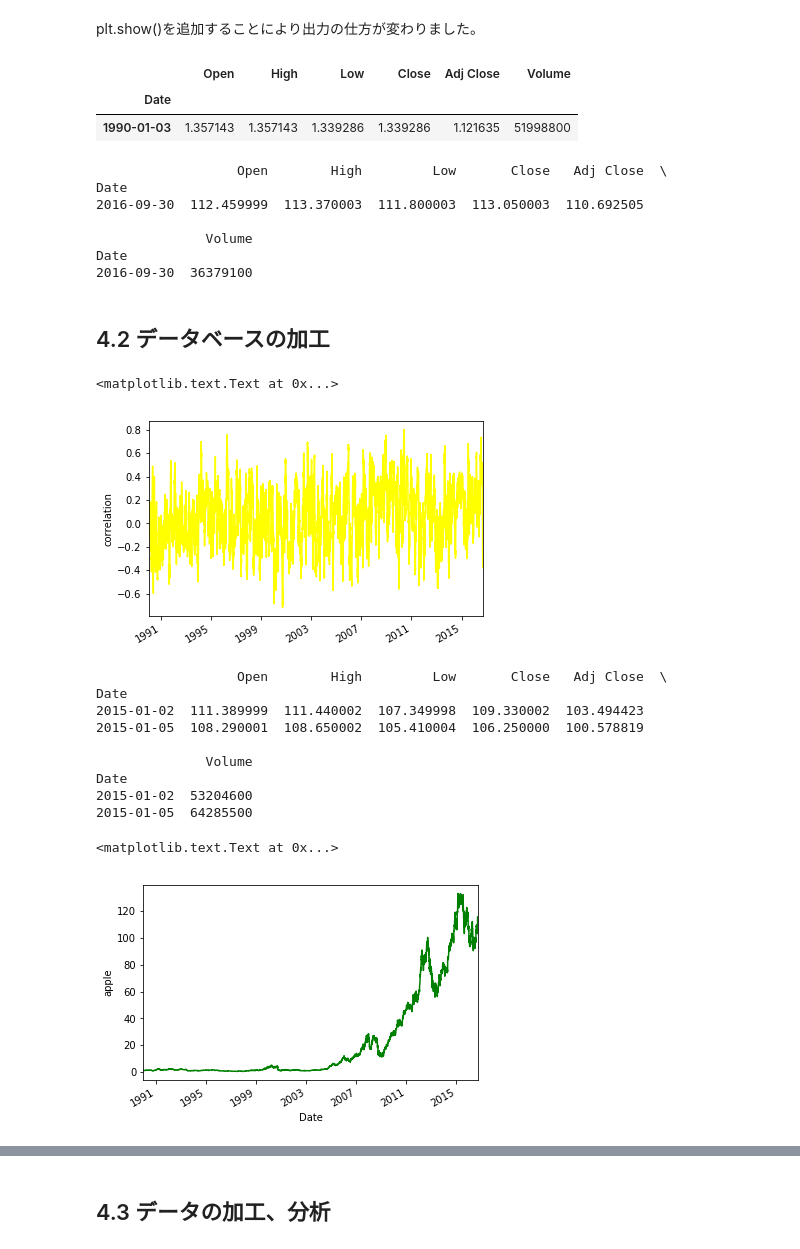
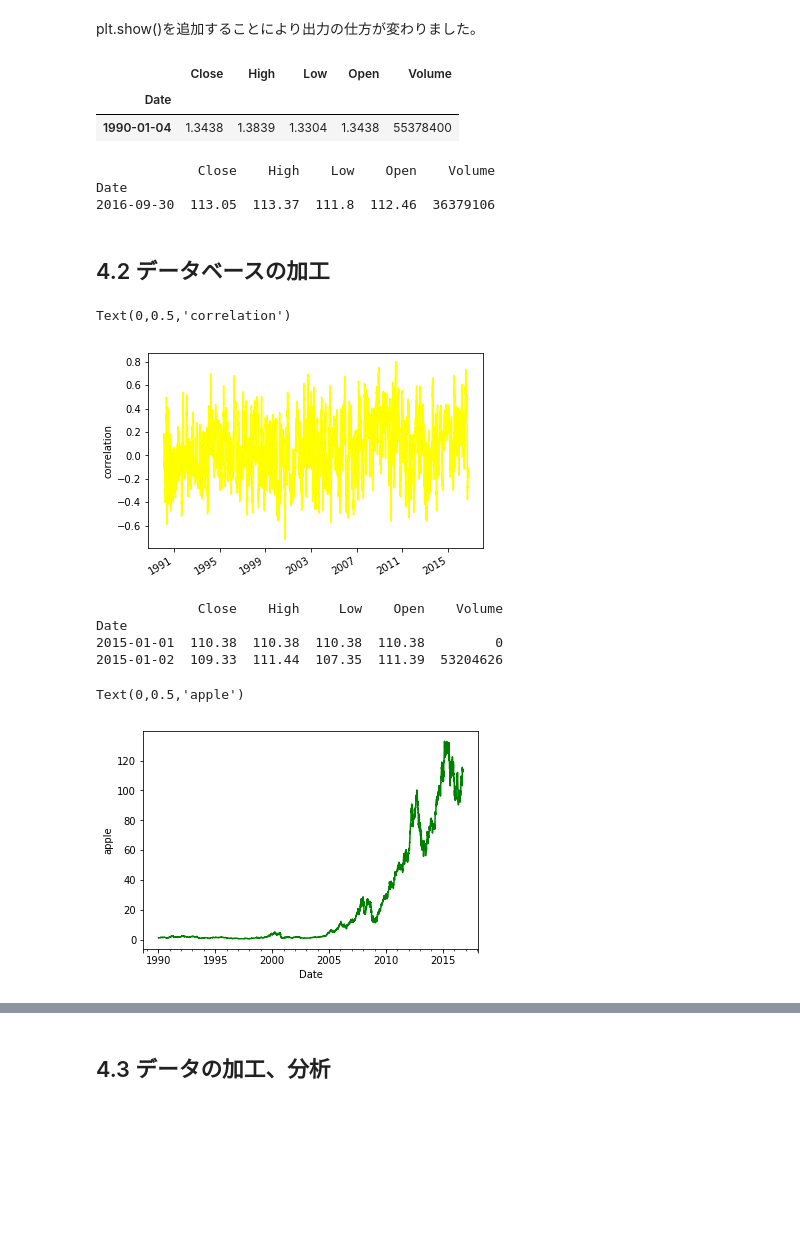
Before and after one commit to innovation1005/python3-for-system-trade, a Jupyter notebook: 360/pan4.ipynb, the cells around one changed output, grey strips where cells are left out. Drawn from its saved outputs; the diff is of its cells as text; code cells hidden in the pictures; blank space fills up the shorter version.

```diff
--- a/360/pan4.ipynb
+++ b/360/pan4.ipynb
@@ -36,22 +28,23 @@ plt.show()
 # %% [markdown]
 plt.show()を追加することにより出力の仕方が変わりました。
 # %%
-price = web.DataReader("aapl", 'yahoo',"1990/1/4",end)#yahooのサービスの停止により変更
+price = web.DataReader("aapl", 'morningstar',"1990/1/4",end)#yahooのサービスの停止により変更
+price=price.reset_index() #indexの解除
+del price["Symbol"] #Symbolの削除
+ind=price["Date"]#新しいインデックスの作成
+price=price.iloc[:,1:]#新しいデータの作成
+price.index=ind#新しいインデックスに入れ替え
 price.head(1)
 # %% [output]
-|  | Open | High | Low | Close | Adj Close | Volume |
-| Date |  |  |  |  |  |  |
-| 1990-01-03 | 1.357143 | 1.357143 | 1.339286 | 1.339286 | 1.121635 | 51998800 |
+|  | Close | High | Low | Open | Volume |
+| Date |  |  |  |  |  |
+| 1990-01-04 | 1.3438 | 1.3839 | 1.3304 | 1.3438 | 55378400 |
 # %%
 print(price.tail(1))
 # %% [output]
-                  Open        High         Low       Close   Adj Close  \
+             Close    High    Low    Open    Volume
 Date
-2016-09-30  112.459999  113.370003  111.800003  113.050003  110.692505
-
-              Volume
-Date
-2016-09-30  36379100
+2016-09-30  113.05  113.37  111.8  112.46  36379106
 # %% [markdown]
 ## 4.2 データベースの加工
 # %%
@@ -63,27 +56,22 @@ f=port.DEXJPUS.pct_change().dropna()
 f.rolling(window=20).corr(n).plot(color="yellow")
 plt.ylabel('correlation')
 # %% [output]
-<matplotlib.text.Text at 0x...>
+Text(0,0.5,'correlation')
-[figure, old version]
+[figure, new version]
 # %%
-price = web.DataReader("aapl", 'yahoo','1990/1/1',end)#yahooのサービスの停止により変更
+#price = web.DataReader("aapl", 'yahoo','1990/1/1',end)#yahooのサービスの停止により変更
 price1=price.loc["1990/1/1":]#ixの停止によりlocに変更
 price1.Close.plot(color='green')
 price2=price["2015"].iloc[0:2]#ixの停止によりilocに変更
 print(price2)
 plt.ylabel('apple')
 # %% [output]
-                  Open        High         Low       Close   Adj Close  \
+             Close    High     Low    Open    Volume
 Date
-2015-01-02  111.389999  111.440002  107.349998  109.330002  103.494423
-2015-01-05  108.290001  108.650002  105.410004  106.250000  100.578819
-
-              Volume
-Date
-2015-01-02  53204600
-2015-01-05  64285500
+2015-01-01  110.38  110.38  110.38  110.38         0
+2015-01-02  109.33  111.44  107.35  111.39  53204626
-<matplotlib.text.Text at 0x...>
+Text(0,0.5,'apple')
-[figure, old version]
+[figure, new version]
 # %%
 print(price.resample('M').first().tail())
 # %% [output]
```
Also changed, not shown: parts of 9 cells of this notebook.
